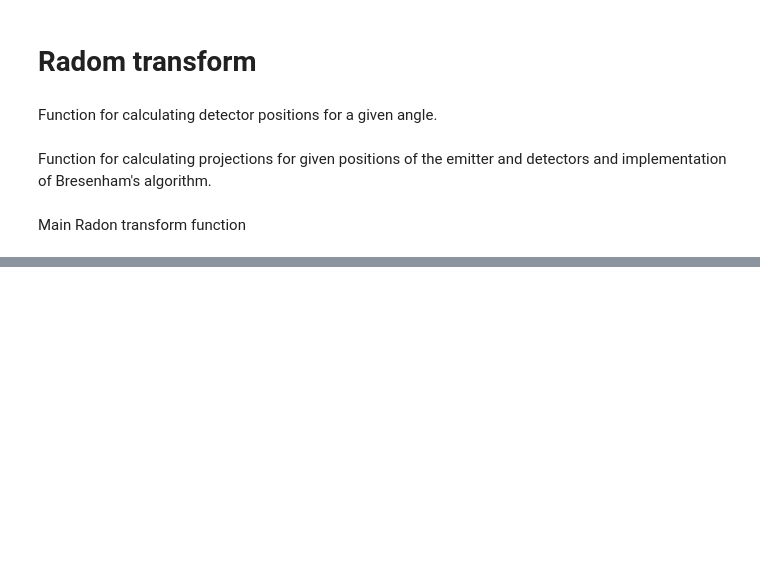
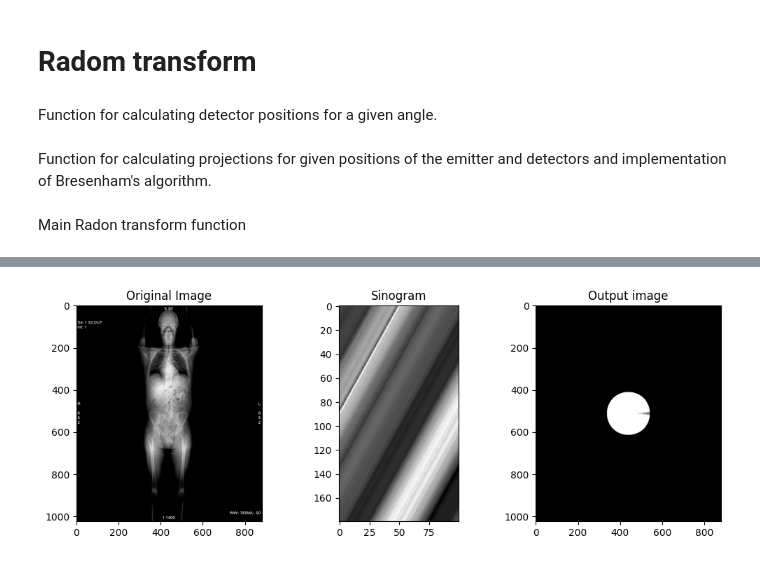
Before and after one commit to Irrisorr/Informatics-in-medicine, a Jupyter notebook: Tomograf/main.ipynb, the cells around one changed output, grey strips where cells are left out. Cells and saved outputs as stored; diff of their text form; code cells hidden in the pictures; blank space fills up the shorter version.

Commit message:
Made a Inverse Radon transform func and completed all conditions for 3

```diff
--- a/Tomograf/main.ipynb
+++ b/Tomograf/main.ipynb
@@ -44,7 +44,7 @@ def compute_projections(image_array, emitter_pos, detector_pos):
 
    return np.array(projections)
 # %%
-def bresenham_line(start, end):
+def bresenham(start, end):
     x1, y1 = start
     x2, y2 = end
     dx = abs(x2 - x1)
@@ -98,0 +99,37 @@ plt.show()
+# %%
+def inverse_radon_transform(sinogram, angles, spread, rows, cols):
+    image_array = np.zeros((rows, cols), dtype=np.float32)
+    num_detectors = sinogram.shape[1]
+
+    for i, angle in enumerate(angles):
+        emitter_pos = np.array([cols // 2, rows // 2])
+        detector_pos = get_detector_positions(num_detectors, angle, emitter_pos, rows, cols, spread)
+        projections = sinogram[i]
+
+        for j, detector in enumerate(detector_pos):
+            line_points = bresenham(emitter_pos, detector)
+            for x, y in line_points:
+                if 0 <= x < cols and 0 <= y < rows:
+                    image_array[y, x] += projections[j] / len(line_points)
+
+    image_array = np.clip(image_array, 0, 255).astype(np.uint8)
+    return image_array
+# %%
+inverse_radon = inverse_radon_transform(sinogram, angles, spread, image_array.shape[0], image_array.shape[1])
+
+plt.figure(figsize=(12, 4))
+plt.subplot(1, 3, 1)
+plt.imshow(image_array, cmap='gray')
+plt.title('Original Image')
+
+plt.subplot(1, 3, 2)
+plt.imshow(sinogram, cmap='gray')
+plt.title('Sinogram')
+
+plt.subplot(1, 3, 3)
+plt.imshow(inverse_radon, cmap='gray')
+plt.title('Output image')
+
+plt.show()
+# %% [output]
+[figure, added]
```
Also changed, not shown: parts of 3 cells of this notebook.
